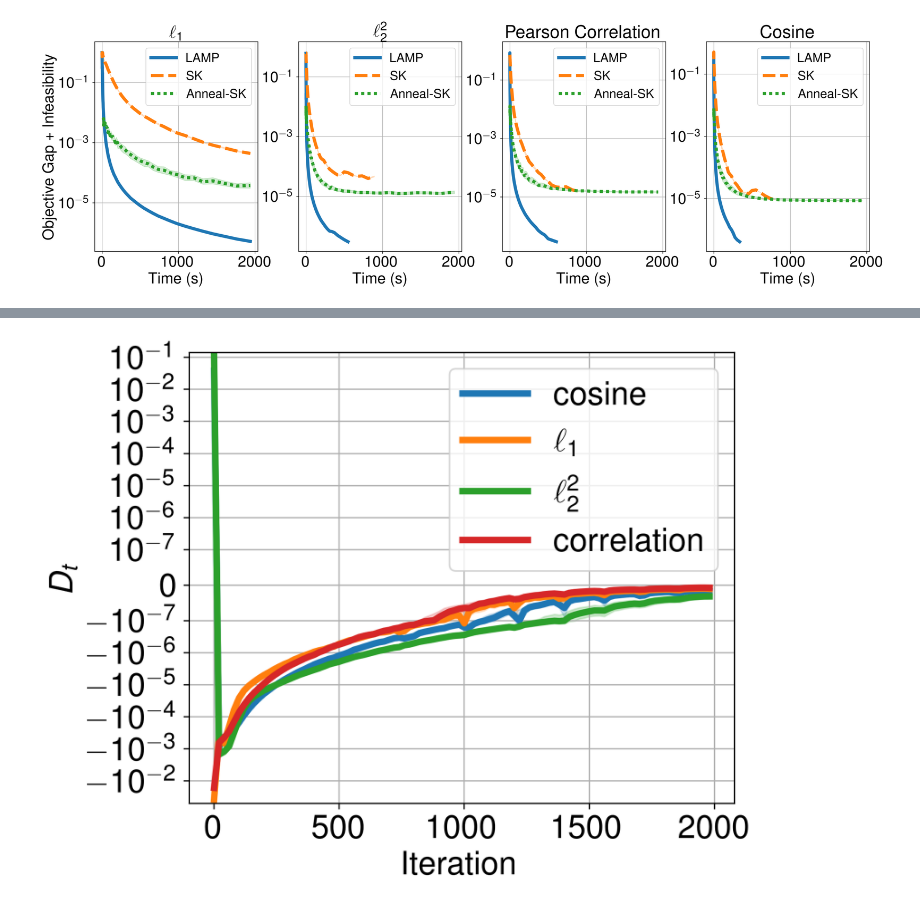
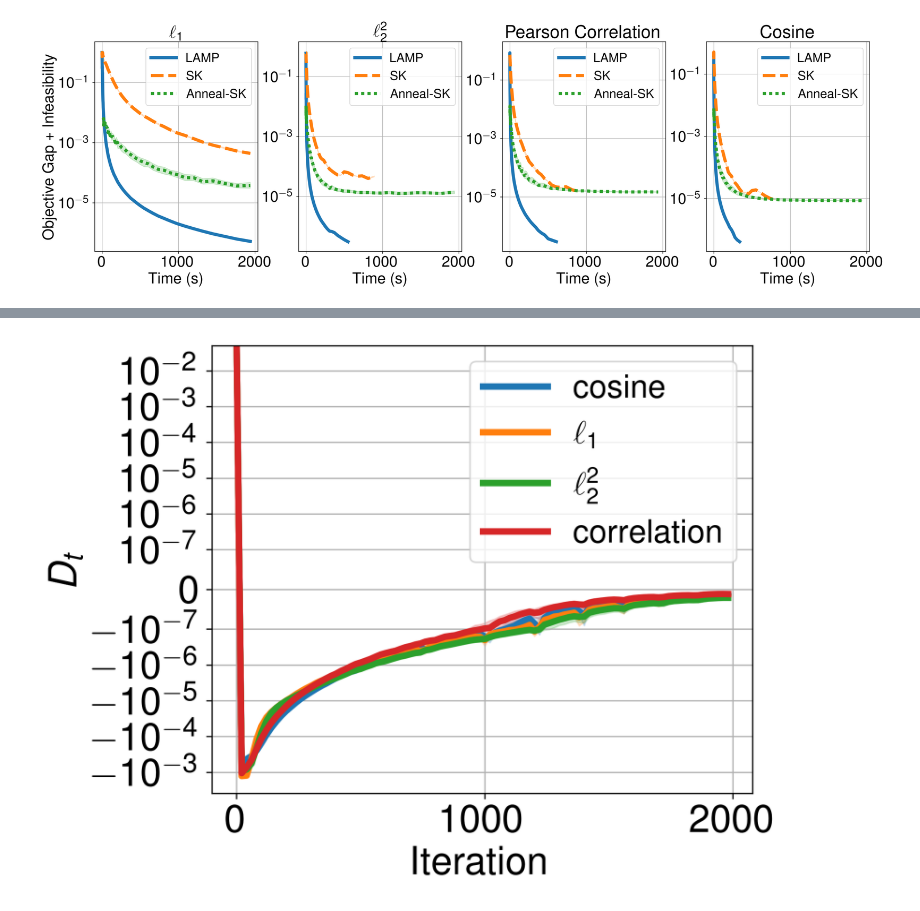
Before and after one commit to mxburns2022/CuDXG.jl, a Jupyter notebook: experiments/make_figures.ipynb, the cells around one changed output, grey strips where cells are left out. Cells and saved outputs as stored; diff of their text form; code cells hidden in the pictures.

```diff
--- a/experiments/make_figures.ipynb
+++ b/experiments/make_figures.ipynb
@@ -327,53 +232,21 @@ print(multiindex_to_markdown(aggdf))
-# %%
-from glob import glob
-import re
-patt = re.compile(r"features(\d+)_([a-z\d]+)")
-flist = glob("../data/experiment_summability/*.csv")
-dflist = []
-for fname in flist:
-    n, metric = patt.findall(fname)[0]
-    df = pd.read_csv(fname)
-    df["filename"] = fname
-    # df['d'] = n
-    df['n'] = int(n)
-    df['metric'] = metric
-    # df['p'] = p
-    dflist.append(df)
-df = pd.concat(dflist)
-df.to_csv("../data_archive/cellsim_summability_updated.csv")
-patt = re.compile(r"dotmark_p([\d\.]+|Inf)_([a-z]+)_size(\d+)")
-flist = glob("../data/experiment_dotmark_summability/*.csv")
-dflist = []
-for fname in flist:
-    p, classname, size = patt.findall(fname)[0]
-    df = pd.read_csv(fname)
-    df["filename"] = fname
-    df["classname"] = classname
-    # df['d'] = n
-    df['n'] = int(size)**2
-    df['p'] = p
-    # df['p'] = p
-    dflist.append(df)
-df = pd.concat(dflist)
-df.to_csv("../data_archive/dotmark_summability_updated.csv")
 # %%
 from glob import glob
 import re
 fig, ax = plt.subplots(figsize=(6,5))
 
-df = pd.read_csv("../data_archive/cellsim_summability.csv")
+df = pd.read_csv("../data_archive/fig_6_cellsim_summability_updated.csv")
 df['$D_t$'] = df.groupby(['iteration', "metric", "filename"])['diff'].cumsum()
 df["Metric"] = df['metric'].replace(
     {"l1": "$\ell_1$",
      "l2": "$\ell_2^2$"}
 )
 
 sns.lineplot(df.query("iteration < 2000"), ax=ax, x='iteration', y='$D_t$', hue="Metric", palette="tab10", linewidth=4)
 ax.set_yscale('symlog', linthresh=0.0000001)
 # ax.set_xscale('log')
 ax.grid()
 ax.set_xlabel("Iteration")
 ax.legend(title=None, fontsize=20)
-fig.savefig("../figures/cellsim_summability.pdf", bbox_inches='tight')
+fig.savefig("../figures/fig_6_cellsim_summability.pdf", bbox_inches='tight')
 # %% [output]
-[figure, old version]
+[figure, new version]
```
Also changed, not shown: parts of 14 cells of this notebook.
